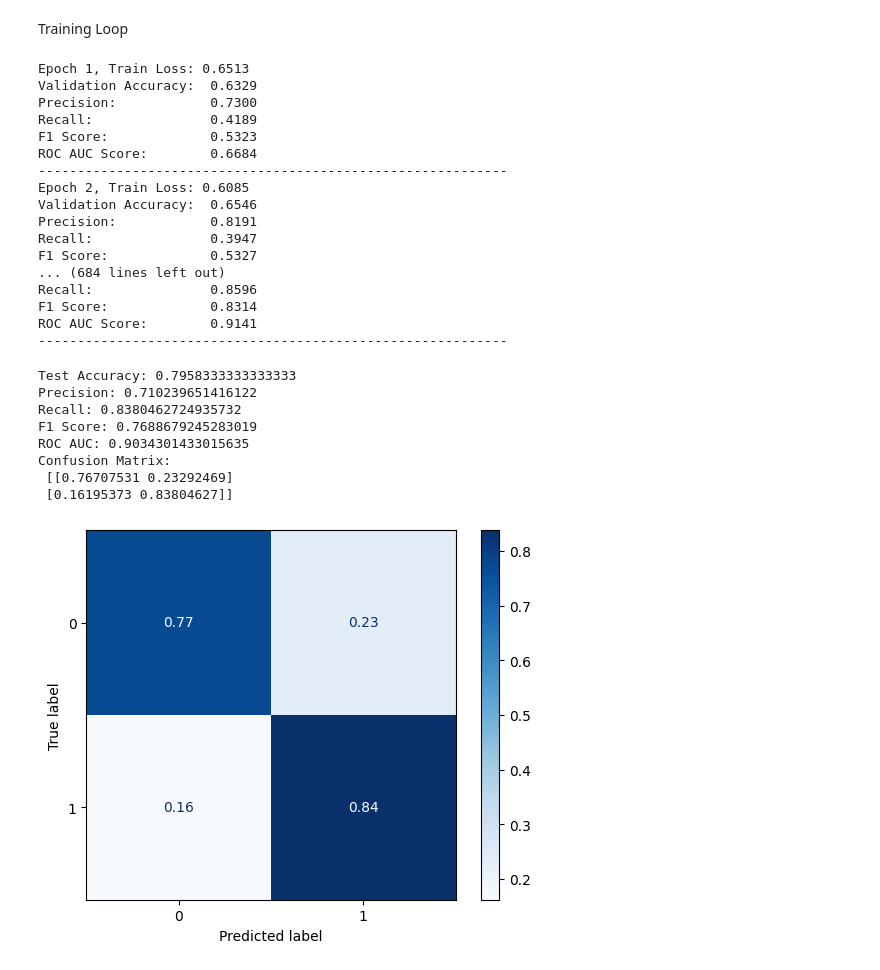
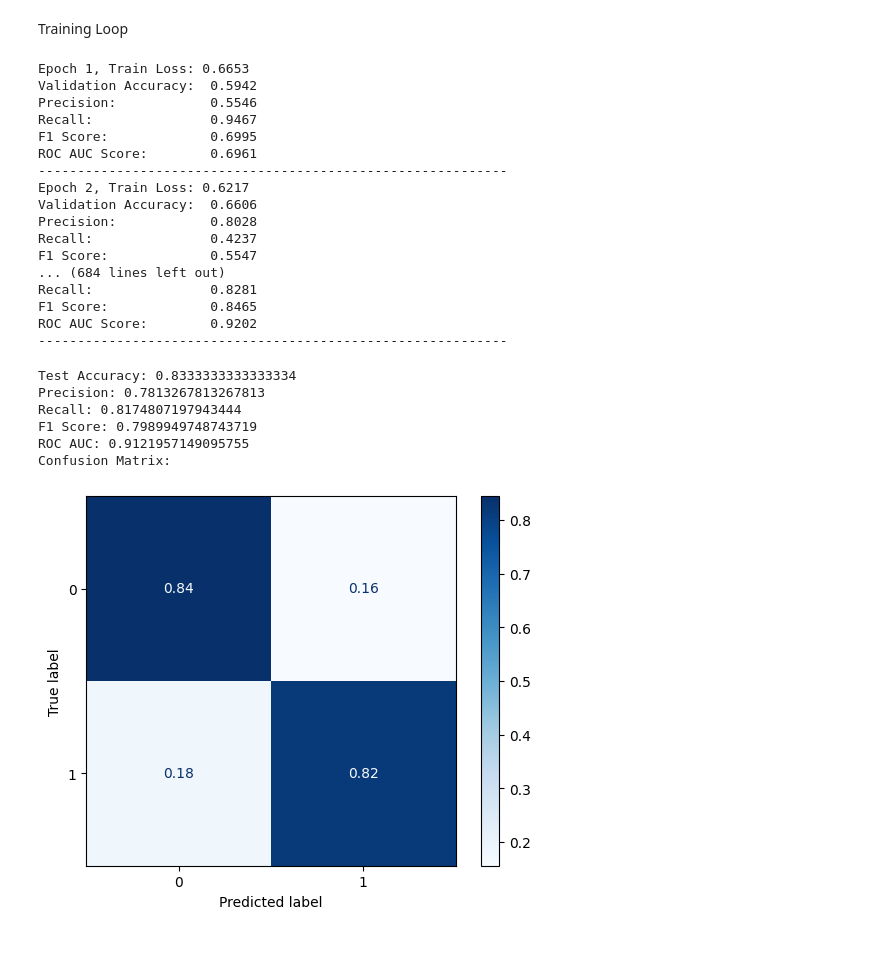
Before and after one commit to rmndrs89/advanced-time-series-prediction, a Jupyter notebook: 3_Model/gru-model.ipynb, the cells around one changed output. Cells and saved outputs as stored; diff of their text form; code cells hidden in the pictures.

```diff
--- a/3_Model/gru-model.ipynb
+++ b/3_Model/gru-model.ipynb
@@ -22,7 +22,8 @@ from sklearn.metrics import accuracy_score, precision_score, recall_score, f1_sc
 # %% [output]
 Mounted at /content/drive
 # %%
-DATASET_PATH = Path("/kaggle/input/tds-fog-windowed-dataset/tdcsfog")
+DATASET_PATH = Path("/content/drive/MyDrive/Colab Notebooks/tdcsfog")
+# DATASET_PATH = Path("/kaggle/input/tds-fog-windowed-dataset/tdcsfog")
 TRAIN_PATH = DATASET_PATH / "train"
 TEST_PATH = DATASET_PATH / "test"
 # %%
@@ -236,22 +237,22 @@ def train_model(model, train_loader, val_loader, epochs=100, lr=1e-3):
 GRU_model = DeepGRUModel(input_size=6, hidden_size=128, num_layers=3)
 train_model(GRU_model, train_loader, val_loader)
 # %% [output]
-Epoch 1, Train Loss: 0.6513
-Validation Accuracy:  0.6329
-Precision:            0.7300
-Recall:               0.4189
-F1 Score:             0.5323
-ROC AUC Score:        0.6684
+Epoch 1, Train Loss: 0.6653
+Validation Accuracy:  0.5942
+Precision:            0.5546
+Recall:               0.9467
+F1 Score:             0.6995
+ROC AUC Score:        0.6961
 ------------------------------------------------------------
-Epoch 2, Train Loss: 0.6085
-Validation Accuracy:  0.6546
-Precision:            0.8191
-Recall:               0.3947
-F1 Score:             0.5327
+Epoch 2, Train Loss: 0.6217
+Validation Accuracy:  0.6606
+Precision:            0.8028
+Recall:               0.4237
+F1 Score:             0.5547
 ... (684 lines left out)
-Recall:               0.8596
-F1 Score:             0.8314
-ROC AUC Score:        0.9141
+Recall:               0.8281
+F1 Score:             0.8465
+ROC AUC Score:        0.9202
 ------------------------------------------------------------
 # %%
 def evaluate_on_test(model, test_loader):
@@ -284,20 +285,22 @@ def evaluate_on_test(model, test_loader):
     print("Recall:", recall_score(y_true, y_pred, zero_division=0))
     print("F1 Score:", f1_score(y_true, y_pred, zero_division=0))
     print("ROC AUC:", roc_auc_score(y_true, y_prob))
-    print("Confusion Matrix:\n", cm)
+    print("Confusion Matrix:\n")
     disp = ConfusionMatrixDisplay(confusion_matrix=cm)
     disp.plot(cmap='Blues', values_format=".2f")
     plt.grid(False)
     plt.show()
+
+
+    # Optionally return if needed
+    return y_true, y_pred
 # %%
-evaluate_on_test(GRU_model, test_loader)
+y_true ,y_pred =evaluate_on_test(GRU_model, test_loader)
 # %% [output]
-Test Accuracy: 0.7958333333333333
-Precision: 0.710239651416122
-Recall: 0.8380462724935732
-F1 Score: 0.7688679245283019
-ROC AUC: 0.9034301433015635
+Test Accuracy: 0.8333333333333334
+Precision: 0.7813267813267813
+Recall: 0.8174807197943444
+F1 Score: 0.7989949748743719
+ROC AUC: 0.9121957149095755
 Confusion Matrix:
- [[0.76707531 0.23292469]
- [0.16195373 0.83804627]]
-[figure, old version]
+[figure, new version]
```
Also changed, not shown: parts of 2 cells of this notebook.
